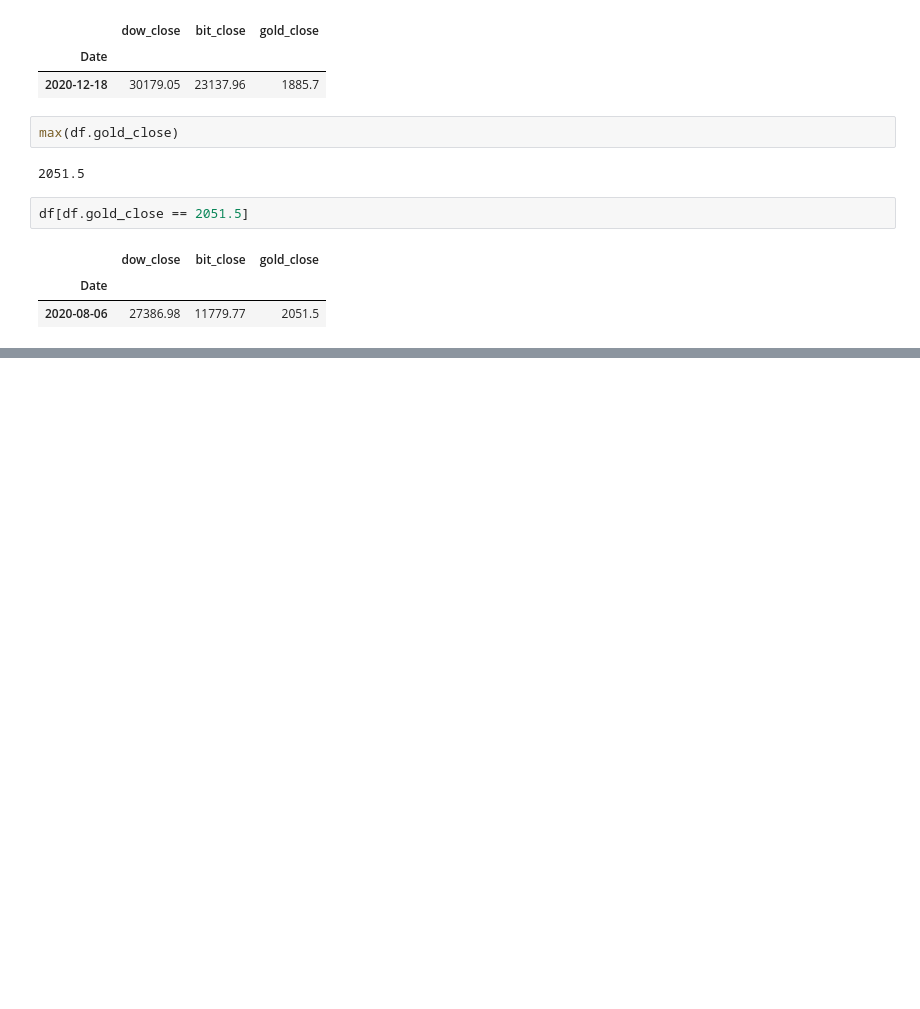
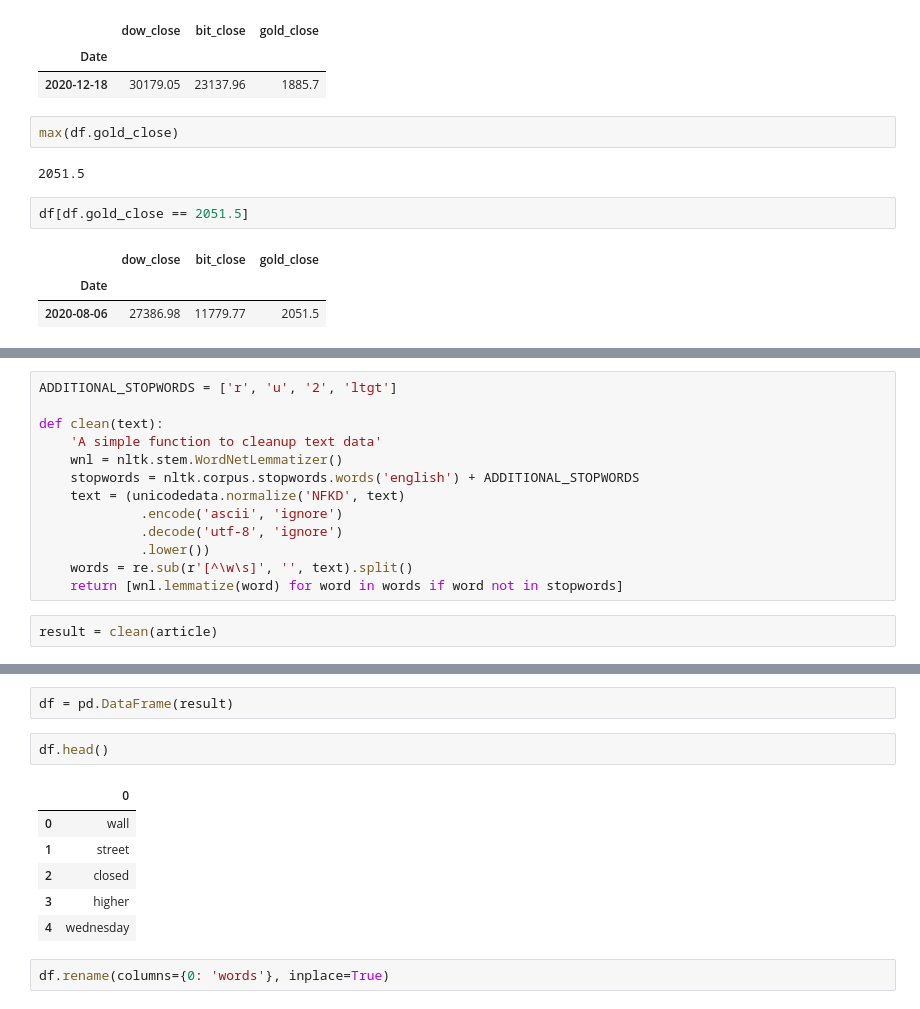
Before and after one commit to matt-c-knight/time-series-side-project, a Jupyter notebook: wrangle-explore.ipynb, the cells around one changed output, grey strips where cells are left out. Saved outputs shown, nothing was run; the diff lists cells and outputs as text; blank space fills up the shorter version.

```diff
--- a/wrangle-explore.ipynb
+++ b/wrangle-explore.ipynb
@@ -412,0 +493,15 @@ df[df.gold_close == 2051.5]
+# %%
+ADDITIONAL_STOPWORDS = ['r', 'u', '2', 'ltgt']
+
+def clean(text):
+    'A simple function to cleanup text data'
+    wnl = nltk.stem.WordNetLemmatizer()
+    stopwords = nltk.corpus.stopwords.words('english') + ADDITIONAL_STOPWORDS
+    text = (unicodedata.normalize('NFKD', text)
+             .encode('ascii', 'ignore')
+             .decode('utf-8', 'ignore')
+             .lower())
+    words = re.sub(r'[^\w\s]', '', text).split()
+    return [wnl.lemmatize(word) for word in words if word not in stopwords]
+# %%
+result = clean(article)
@@ -412,0 +542,13 @@ df[df.gold_close == 2051.5]
+# %%
+df = pd.DataFrame(result)
+# %%
+df.head()
+# %% [output]
+|  | 0 |
+| 0 | wall |
+| 1 | street |
+| 2 | closed |
+| 3 | higher |
+| 4 | wednesday |
+# %%
+df.rename(columns={0: 'words'}, inplace=True)
```
Also changed, not shown: parts of 21 cells of this notebook.
